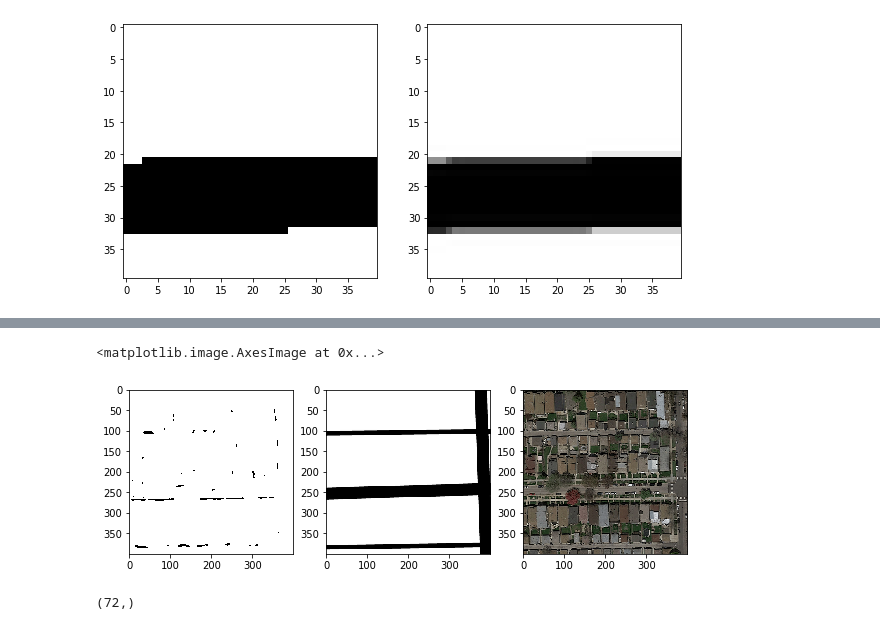
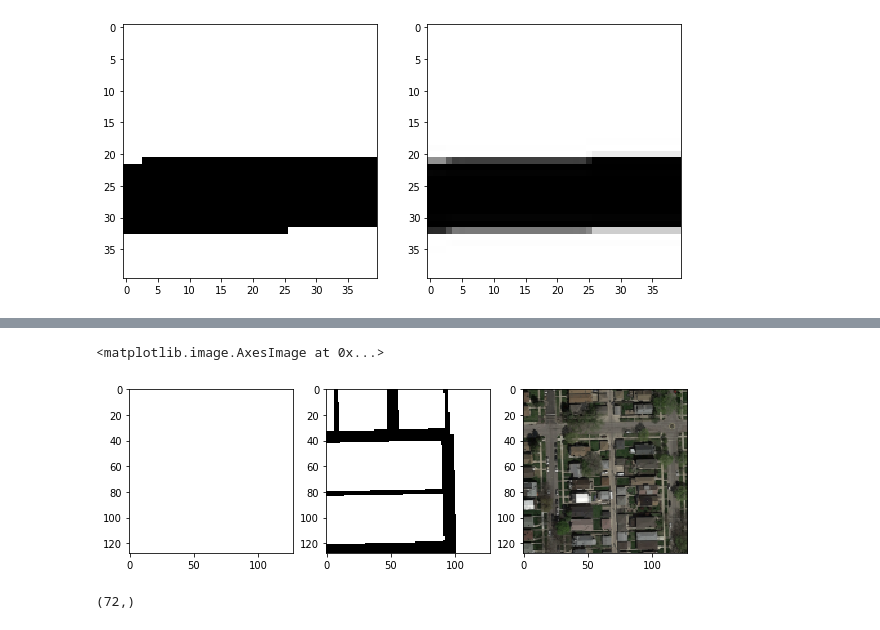
Before and after one commit to theodorhusefest/CS433-project2-road-segmentation, a Jupyter notebook: visualize_predictions.ipynb, the cells around one changed output, grey strips where cells are left out. Saved outputs shown, nothing was run; the diff lists cells and outputs as text; code cells hidden in the pictures.

Commit message:
Added models from weekend training. Only predicting white

```diff
--- a/visualize_predictions.ipynb
+++ b/visualize_predictions.ipynb
@@ -12,7 +12,7 @@ import matplotlib.pyplot as plt
 # %% [output]
 Using TensorFlow backend.
 # %%
-PATCH_SIZE = 400
+PATCH_SIZE = 128
 
 x_train, x_test, y_train, y_test = data_generator(PATCH_SIZE, num_images = 15, rotation_degs=[])
 
@@ -48,9 +48,15 @@ plt.imshow(y_tr[0].reshape(NEW_RES, NEW_RES))
 [figure]
 # %%
 from keras.utils import to_categorical
-y_tr = np.copy(y_train)
-y_tr[y_tr >= 0.5] = 1
-y_tr[y_tr < 0.5] = 0
+
+def fix_labels(y):
+    y[y >= 0.5] = 1
+    y[y < 0.5] = 0
+
+    return to_categorical(y.astype(int))
+
+y_train = fix_labels(y_train)
+y_test = fix_labels(y_test)
 # %%
 n = 3
 plt.figure(figsize = (10,10))
@@ -88,3 +86 @@ Use tf.where in 2.0, which has the same broadcast rule as np.where
 Model compiled.
-# %%
-model.load_weights('./models/agaton.h5')
@@ -103 +87,3 @@ WARNING:tensorflow:From C:\Users\agato\Anaconda3\envs\ML\lib\site-packages\keras
+# %%
+model.load_weights('./models/weights-improvement-03-0.81.hdf5')
 # %%
@@ -122,14 +112,14 @@ plt.imshow(pred.reshape(400, 400), cmap = 'Greys')
 # %%
 f = plt.figure(figsize = (10, 15))
 plt.subplot(1,3,1)
 plt.imshow(pred.reshape(PATCH_SIZE, PATCH_SIZE), cmap = 'Greys')
 plt.subplot(1,3,2)
-plt.imshow(y_test[n].reshape(PATCH_SIZE, PATCH_SIZE), cmap = 'Greys')
+plt.imshow(np.argmax(y_train[n], axis = 2).reshape(PATCH_SIZE, PATCH_SIZE), cmap = 'Greys')
 plt.subplot(1,3,3)
 plt.imshow(x_test[n].reshape(PATCH_SIZE, PATCH_SIZE, 3))
 # %% [output]
 <matplotlib.image.AxesImage at 0x...>
-[figure, old version]
+[figure, new version]
 # %%
 np.asarray(range(1,360,5)).shape
 # %% [output]
```
Also changed, not shown: parts of 6 cells of this notebook, 12 other files.
